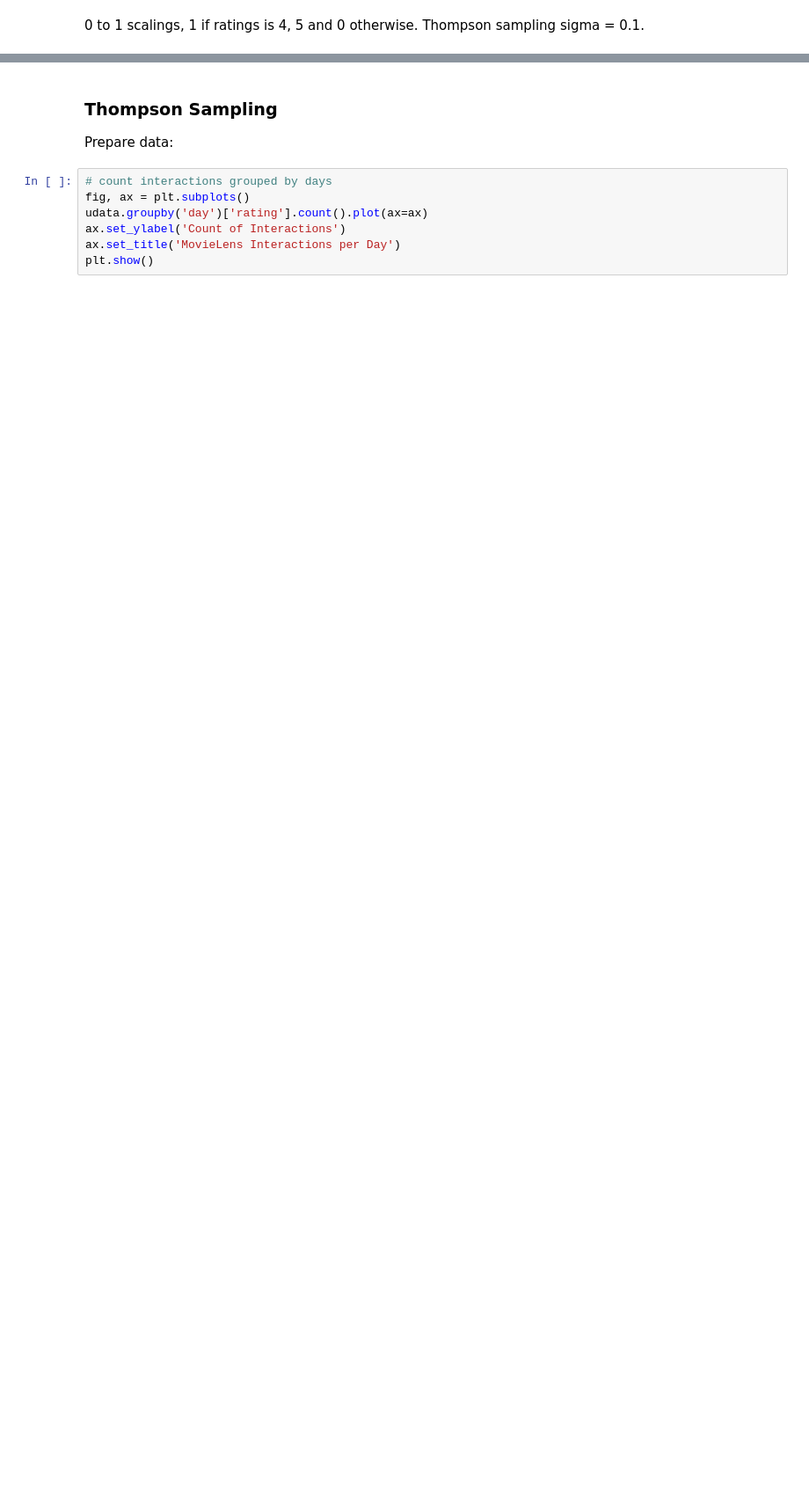
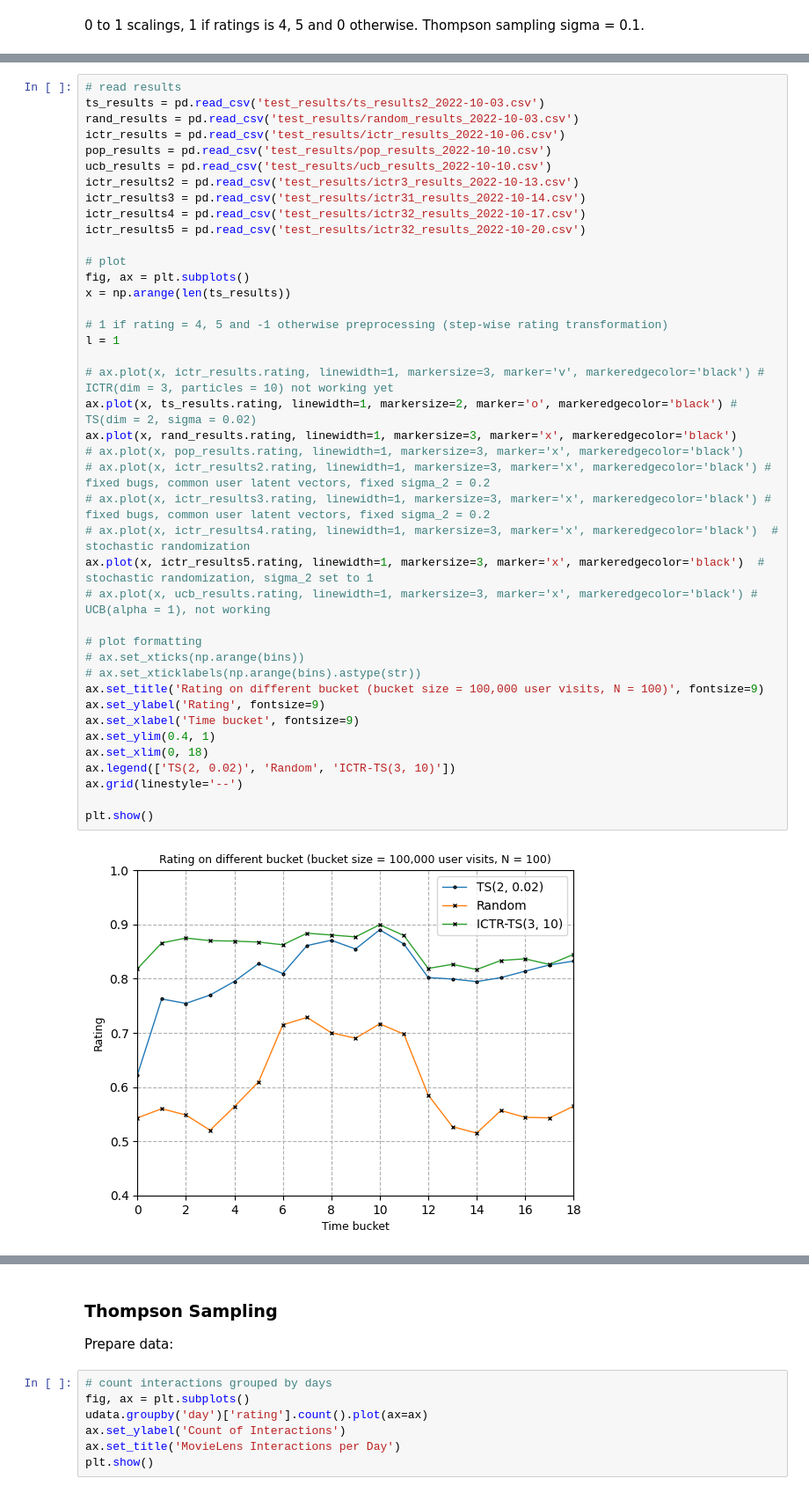
Before and after one commit to lentin26/recommender-system, a Jupyter notebook: TestBook-1.ipynb, the cells around one changed output, grey strips where cells are left out. Shown at 88% size. Cells and saved outputs as stored; diff of their text form; blank space fills up the shorter version.

```diff
--- a/TestBook-1.ipynb
+++ b/TestBook-1.ipynb
@@ -340,0 +389,43 @@ plt.show()
+# %%
+# read results
+ts_results = pd.read_csv('test_results/ts_results2_2022-10-03.csv')
+rand_results = pd.read_csv('test_results/random_results_2022-10-03.csv')
+ictr_results = pd.read_csv('test_results/ictr_results_2022-10-06.csv')
+pop_results = pd.read_csv('test_results/pop_results_2022-10-10.csv')
+ucb_results = pd.read_csv('test_results/ucb_results_2022-10-10.csv')
+ictr_results2 = pd.read_csv('test_results/ictr3_results_2022-10-13.csv')
+ictr_results3 = pd.read_csv('test_results/ictr31_results_2022-10-14.csv')
+ictr_results4 = pd.read_csv('test_results/ictr32_results_2022-10-17.csv')
+ictr_results5 = pd.read_csv('test_results/ictr32_results_2022-10-20.csv')
+
+# plot
+fig, ax = plt.subplots()
+x = np.arange(len(ts_results))
+
+# 1 if rating = 4, 5 and -1 otherwise preprocessing (step-wise rating transformation)
+l = 1
+
+# ax.plot(x, ictr_results.rating, linewidth=1, markersize=3, marker='v', markeredgecolor='black') # ICTR(dim = 3, particles = 10) not working yet
+ax.plot(x, ts_results.rating, linewidth=1, markersize=2, marker='o', markeredgecolor='black') # TS(dim = 2, sigma = 0.02)
+ax.plot(x, rand_results.rating, linewidth=1, markersize=3, marker='x', markeredgecolor='black')
+# ax.plot(x, pop_results.rating, linewidth=1, markersize=3, marker='x', markeredgecolor='black')
+# ax.plot(x, ictr_results2.rating, linewidth=1, markersize=3, marker='x', markeredgecolor='black') # fixed bugs, common user latent vectors, fixed sigma_2 = 0.2
+# ax.plot(x, ictr_results3.rating, linewidth=1, markersize=3, marker='x', markeredgecolor='black') # fixed bugs, common user latent vectors, fixed sigma_2 = 0.2
+# ax.plot(x, ictr_results4.rating, linewidth=1, markersize=3, marker='x', markeredgecolor='black')  # stochastic randomization
+ax.plot(x, ictr_results5.rating, linewidth=1, markersize=3, marker='x', markeredgecolor='black')  # stochastic randomization, sigma_2 set to 1
+# ax.plot(x, ucb_results.rating, linewidth=1, markersize=3, marker='x', markeredgecolor='black') # UCB(alpha = 1), not working
+
+# plot formatting
+# ax.set_xticks(np.arange(bins))
+# ax.set_xticklabels(np.arange(bins).astype(str))
+ax.set_title('Rating on different bucket (bucket size = 100,000 user visits, N = 100)', fontsize=9)
+ax.set_ylabel('Rating', fontsize=9)
+ax.set_xlabel('Time bucket', fontsize=9)
+ax.set_ylim(0.4, 1)
+ax.set_xlim(0, 18)
+ax.legend(['TS(2, 0.02)', 'Random', 'ICTR-TS(3, 10)'])
+ax.grid(linestyle='--')
+
+plt.show()
+# %% [output]
+[figure, added]
```
Also changed, not shown: parts of 29 cells of this notebook.
